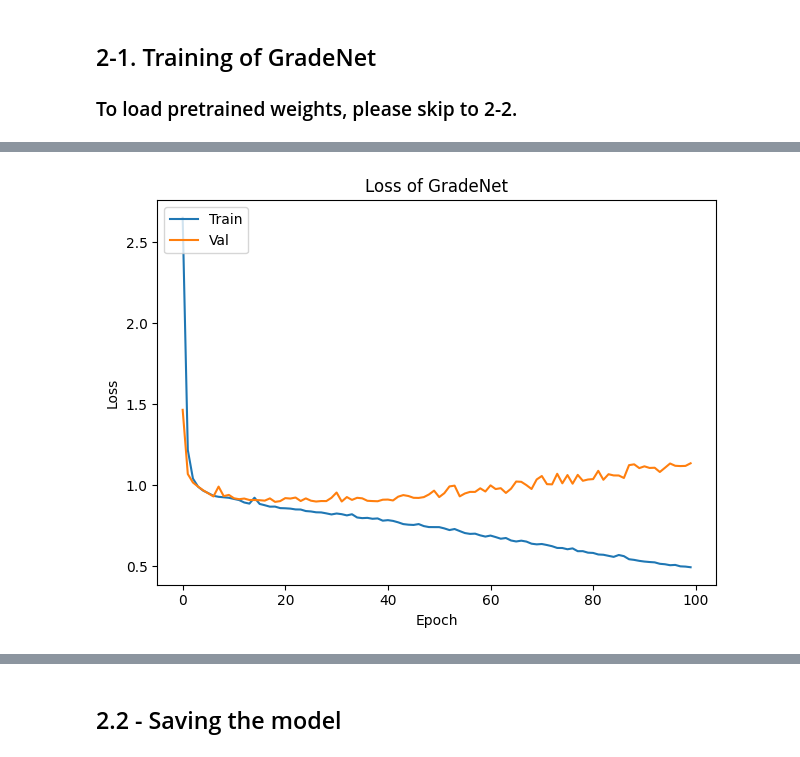
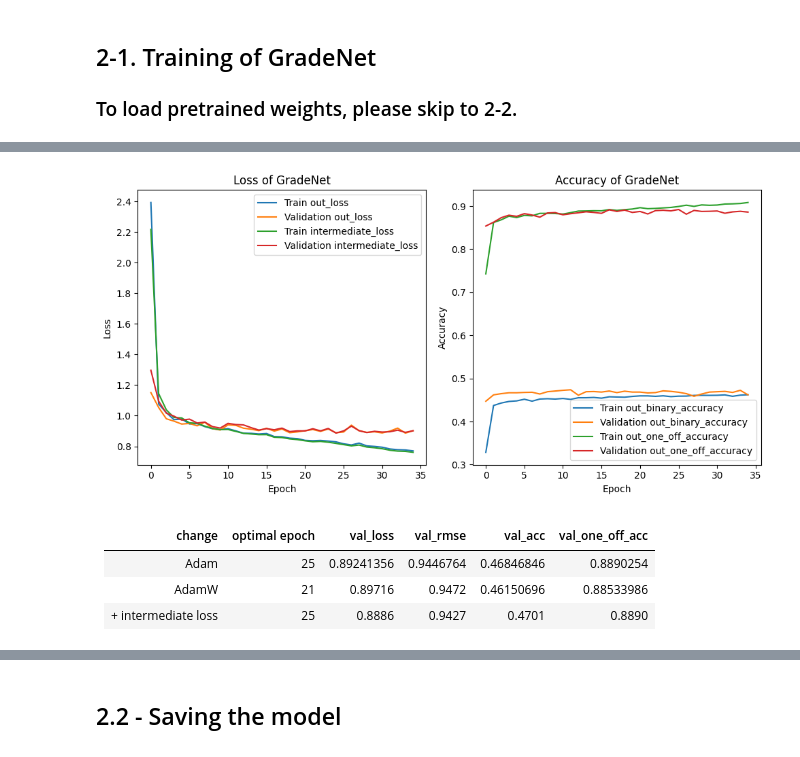
Before and after one commit to awesombird/MoonBoardRNN, a Jupyter notebook: model/GradeNet_train.ipynb, the cells around one changed output, grey strips where cells are left out. Saved outputs shown, nothing was run; the diff lists cells and outputs as text; code cells hidden in the pictures.

Commit message:
added intermediate loss gradenet training

```diff
--- a/model/GradeNet_train.ipynb
+++ b/model/GradeNet_train.ipynb
@@ -110,0 +92,2 @@ from tensorflow.keras.losses import MeanSquaredError
+# %%
+BATCH_SIZE = 256
@@ -122,17 +125,21 @@ from tensorflow.keras.losses import MeanSquaredError
 #     intermediate_loss = SparseCategoricalCrossentropy()(y_true, intermediate)
 #     final_loss = SparseCategoricalCrossentropy()(y_true, y_pred)
 #     # add the cross entropies and average over the predictions
-#     return reduce_mean(intermediate_loss + final_loss)
+#     return tf.reduce_mean(intermediate_loss + final_loss)
 
 model = GradeNet()
 model.compile(
-    optimizer="adam",
-    # loss={
-    #     "softmax3": "sparse_categorical_crossentropy",
-    #     "softmax2": "sparse_categorical_crossentropy",
-    # },
-    loss = MeanSquaredError(),
-    # metrics=[RootMeanSquaredError(), ],
+    optimizer=AdamW(
+        learning_rate=0.001,
+        weight_decay=0.004,
+        beta_1=0.9,
+        beta_2=0.999,
+    ),
+    loss={
+        "out": MeanSquaredError(),
+        "intermediate": MeanSquaredError(),
+    },
+    metrics=[RootMeanSquaredError(), binary_accuracy, one_off_accuracy],
 )
 # %% [markdown]
 ## 2-1. Training of GradeNet
@@ -142,7 +149,7 @@ model.compile(
 log_dir = cwd / "logs" / "GradeNet" / datetime.now().strftime("%Y%m%d-%H%M%S")
 tensorboard_callback = TensorBoard(log_dir=log_dir, histogram_freq=1)
 
-# checkpoint callback
+# checkpoint callback in case we manually end training early (o/w early stopping should restore best weights)
 checkpoint_path = (
     cwd / "checkpoints" / "GradeNet" / "epoch{epoch:02d}-loss{val_loss:.2f}.h5"
 )
@@ -152,6 +159,11 @@ cp_callback = ModelCheckpoint(
     save_best_only=True,
     verbose=1,
 )
+
+# early stopping callback
+es_callback = EarlyStopping(
+    monitor="val_loss", mode="min", verbose=1, patience=10, restore_best_weights=True
+)
 # %%
 # TODO: where do the class weights come from, can we load them from a config?
 # old {0: 1, 1: 1, 2: 2, 3: 2, 4: 1, 5: 4, 6: 2, 7: 4, 8: 8, 9: 8},
@@ -160,12 +172,12 @@ cp_callback = ModelCheckpoint(
 # grade_weights = {0: 1, 1: 1, 2: 2, 3: 4, 4: 1, 5: 4, 6: 8, 7: 8, 8: 8, 9: 8}
 history = model.fit(
     X_train,
-    Y_train,
-    validation_data=(X_val, Y_val),
-    epochs=30,
-    batch_size=256,
+    (Y_train, Y_train),
+    validation_data=(X_val, (Y_val, Y_val)),
+    epochs=40,
+    batch_size=BATCH_SIZE,
     # class_weight=grade_weights,
-    callbacks=[tensorboard_callback, cp_callback],
+    callbacks=[tensorboard_callback, cp_callback, es_callback],
 )
 # model.load_weights('GradeNet.h5')
 # %% [output]
@@ -194,12 +201,18 @@ from model_helper import plot_history
 # %%
 try:
     history_path = cwd / "GradeNet_train_history"
-    plot_history(history, "GradeNet")
+    plot_history(history, "GradeNet", losses=["out_loss", "intermediate_loss"], metrics=["out_binary_accuracy", "out_one_off_accuracy"])
     save_pickle(history, history_path)
 except NameError:
     plot_tb_history(log_dir, "GradeNet")
 # %% [output]
-[figure, old version]
+[figure, new version]
+# %% [markdown]
+| change              | optimal epoch | val_loss   | val_rmse  | val_acc    | val_one_off_acc |
+| ------------------- | ------------- | ---------- | --------- | ---------- | --------------- |
+| Adam                | 25            | 0.89241356 | 0.9446764 | 0.46846846 | 0.8890254       |
+| AdamW               | 21            | 0.89716    | 0.9472    | 0.46150696 | 0.88533986      |
+| + intermediate loss | 25            | 0.8886     | 0.9427    | 0.4701     | 0.8890          |
 # %%
 # load best checkpoint
 best_cp = sorted(checkpoint_path.parent.glob("*.h5"), key=lambda p: float(p.stem.split("-")[1][4:]))[0]
```
Also changed, not shown: parts of 12 cells of this notebook, 4 other files.
